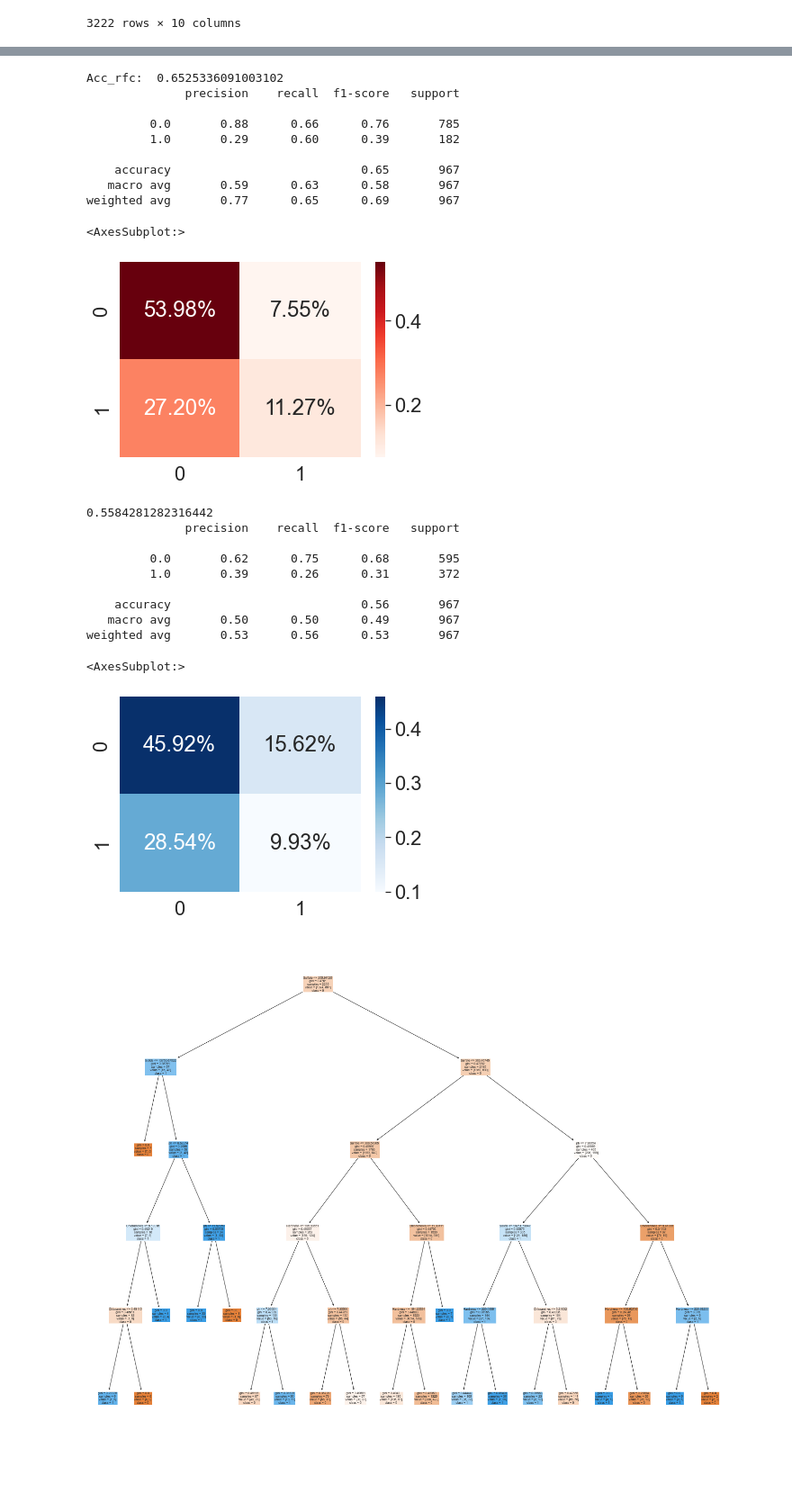
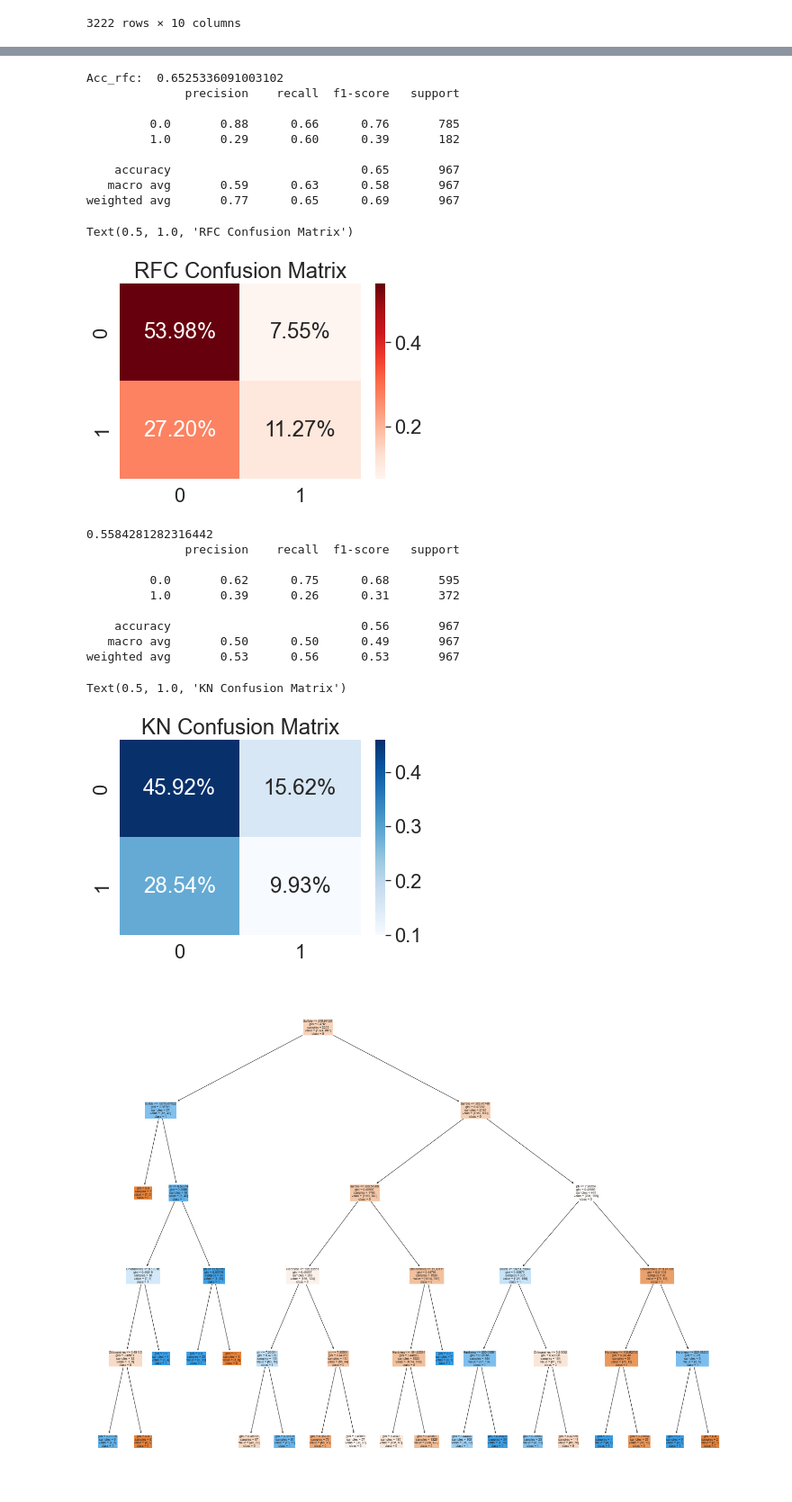
Before and after one commit to YihanLi126/Breast-Cancer-Prediction, a Jupyter notebook: water_quality_classify.ipynb, the cells around one changed output, grey strips where cells are left out. Shown at 90% size. Saved outputs shown, nothing was run; the diff lists cells and outputs as text; code cells hidden in the pictures; blank space fills up the shorter version.

```diff
--- a/water_quality_classify.ipynb
+++ b/water_quality_classify.ipynb
@@ -345,27 +349,28 @@ weighted avg       0.38      0.62      0.47       967
 # %%
 # Random Forest
 RFC = RandomForestClassifier()
 RFC.fit(x_train,y_train)
 y_RFC = RFC.predict(x_test)
 Acc_rfc= accuracy_score(y_RFC,y_test)
 Y_score_RFC = RFC.fit(x_train, y_train).predict_proba(x_test)
 fpr_RFC, tpr_RFC, thresholds_RFC = roc_curve(y_test, Y_score_RFC[:,1], pos_label=1)
 print( "Acc_rfc: ",Acc_rfc)
 print(classification_report(y_RFC,y_test))
 cmr= confusion_matrix(y_test,y_RFC)
 sns.heatmap(cmr/np.sum(cmr), annot= True, fmt= '0.2%', cmap= 'Reds')
+plt.title('RFC Confusion Matrix')
 # %% [output]
 Acc_rfc:  0.6525336091003102
               precision    recall  f1-score   support
 
          0.0       0.88      0.66      0.76       785
          1.0       0.29      0.60      0.39       182
 
     accuracy                           0.65       967
    macro avg       0.59      0.63      0.58       967
 weighted avg       0.77      0.65      0.69       967
-<AxesSubplot:>
+Text(0.5, 1.0, 'RFC Confusion Matrix')
-[figure, old version]
+[figure, new version]
 # %%
 # K-Neighbors
 Kn = KNeighborsClassifier(n_neighbors= 9, leaf_size = 20)
@@ -378,6 +383,7 @@ print(Acc_Kn)
 print(classification_report(y_test, pred_Kn))
 cmk = confusion_matrix(y_test,pred_Kn)
 sns.heatmap(cmk/np.sum(cmk), annot= True, fmt= '0.2%', cmap= 'Blues')
+plt.title('KN Confusion Matrix')
 # %% [output]
 0.5584281282316442
               precision    recall  f1-score   support
@@ -388,8 +394,8 @@ sns.heatmap(cmk/np.sum(cmk), annot= True, fmt= '0.2%', cmap= 'Blues')
     accuracy                           0.56       967
    macro avg       0.50      0.50      0.49       967
 weighted avg       0.53      0.56      0.53       967
-<AxesSubplot:>
+Text(0.5, 1.0, 'KN Confusion Matrix')
-[figure, old version]
+[figure, new version]
 # %%
 # Decision Tree
 Decision_Tree = DecisionTreeClassifier(max_depth = 5)
```
Also changed, not shown: parts of 5 cells of this notebook, 1 other file.
